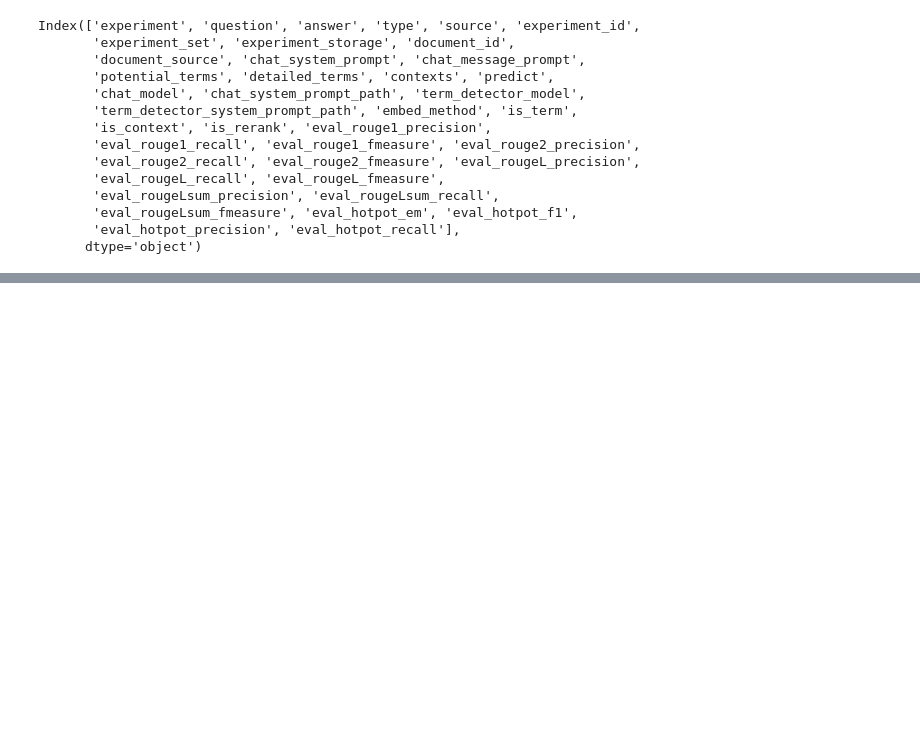
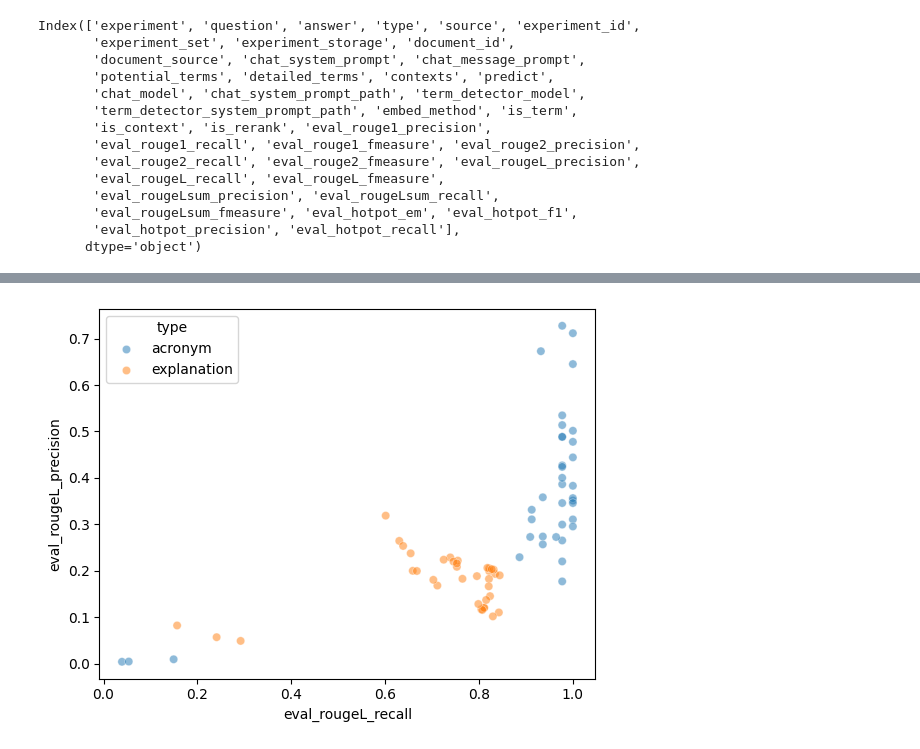
Before and after one commit to datanooblol/broai-arai, a Jupyter notebook: backend/02-new_onlineflow.ipynb, the cells around one changed output, grey strips where cells are left out. Drawn from its saved outputs; the diff is of its cells as text; code cells hidden in the pictures; blank space fills up the shorter version.

```diff
--- a/backend/02-new_onlineflow.ipynb
+++ b/backend/02-new_onlineflow.ipynb
@@ -482,0 +559,6 @@ df.loc[mask, target_cols]
+# %%
+aggfuncs = {str(met):pd.NamedAgg(column=met, aggfunc='mean') for met in ["eval_rougeL_recall", "eval_rougeL_precision"]}
+grp = df.groupby(['experiment_set', 'type']).agg(**aggfuncs).reset_index()
+sns.scatterplot(grp, x='eval_rougeL_recall', y='eval_rougeL_precision', hue='type', alpha=0.5);
+# %% [output]
+[figure, added]
```
Also changed, not shown: parts of 55 cells of this notebook, 3 other files.
